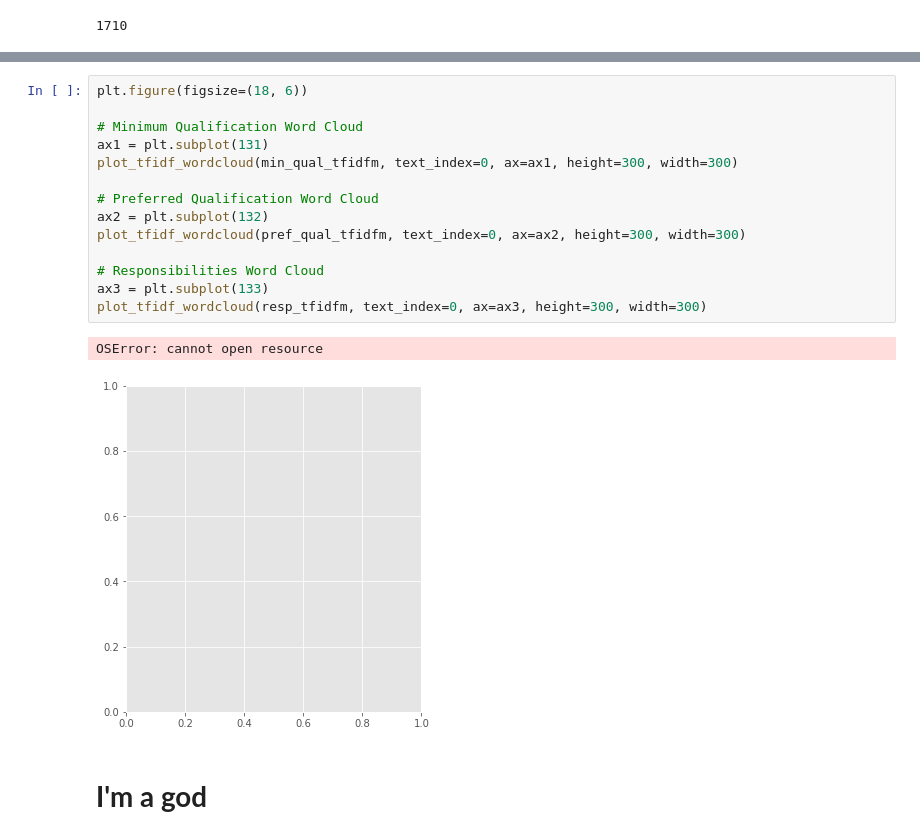
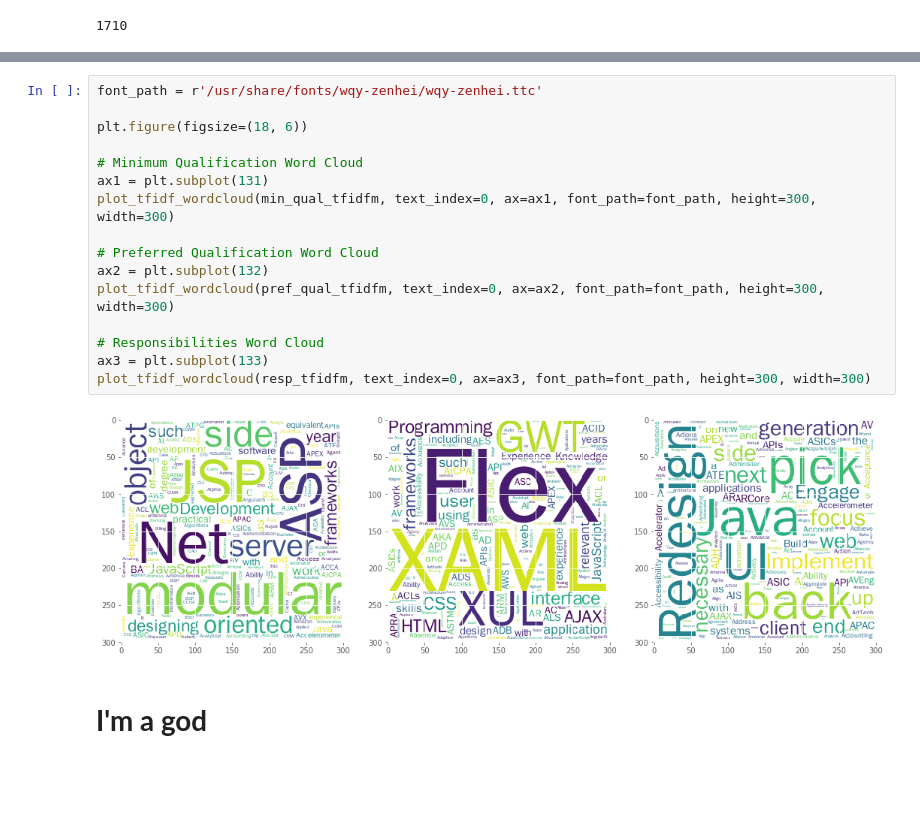
Before and after one commit to aesophor/DataScience, a Jupyter notebook: 05-Final-Project/Analyzing Google Career and Skills.ipynb, the cells around one changed output, grey strips where cells are left out. Cells and saved outputs as stored; diff of their text form; blank space fills up the shorter version.

```diff
--- a/05-Final-Project/Analyzing Google Career and Skills.ipynb
+++ b/05-Final-Project/Analyzing Google Career and Skills.ipynb
@@ -405,19 +401,20 @@ min_qual_tfidfm['']
 # %%
+font_path = r'/usr/share/fonts/wqy-zenhei/wqy-zenhei.ttc'
+
 plt.figure(figsize=(18, 6))
 
 # Minimum Qualification Word Cloud
 ax1 = plt.subplot(131)
-plot_tfidf_wordcloud(min_qual_tfidfm, text_index=0, ax=ax1, height=300, width=300)
+plot_tfidf_wordcloud(min_qual_tfidfm, text_index=0, ax=ax1, font_path=font_path, height=300, width=300)
 
 # Preferred Qualification Word Cloud
 ax2 = plt.subplot(132)
-plot_tfidf_wordcloud(pref_qual_tfidfm, text_index=0, ax=ax2, height=300, width=300)
+plot_tfidf_wordcloud(pref_qual_tfidfm, text_index=0, ax=ax2, font_path=font_path, height=300, width=300)
 
 # Responsibilities Word Cloud
 ax3 = plt.subplot(133)
-plot_tfidf_wordcloud(resp_tfidfm, text_index=0, ax=ax3, height=300, width=300)
+plot_tfidf_wordcloud(resp_tfidfm, text_index=0, ax=ax3, font_path=font_path, height=300, width=300)
 # %% [output]
-OSError: cannot open resource
-[figure, old version]
+[figure, new version]
 # %% [markdown]
 # **I'm a god**
```
Also changed, not shown: parts of 5 cells of this notebook.
